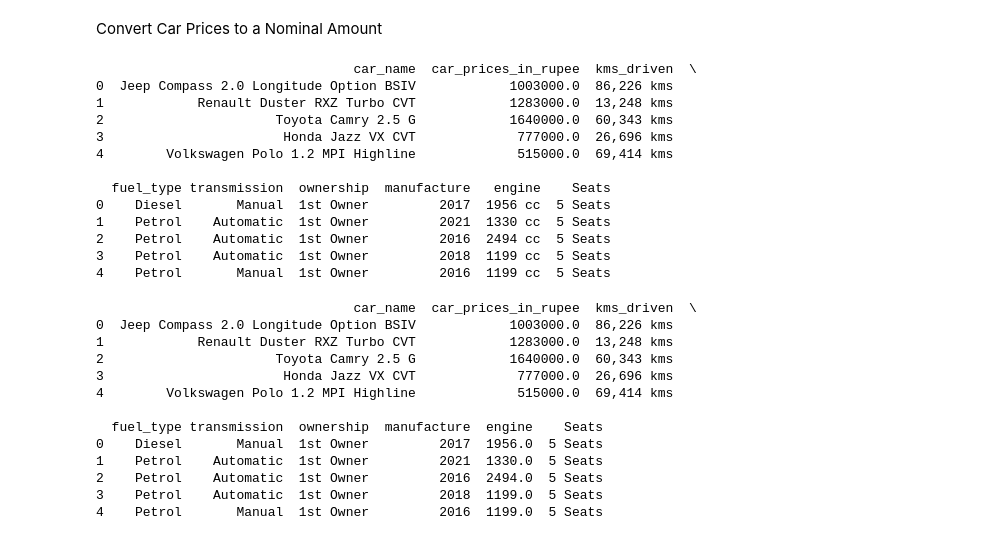
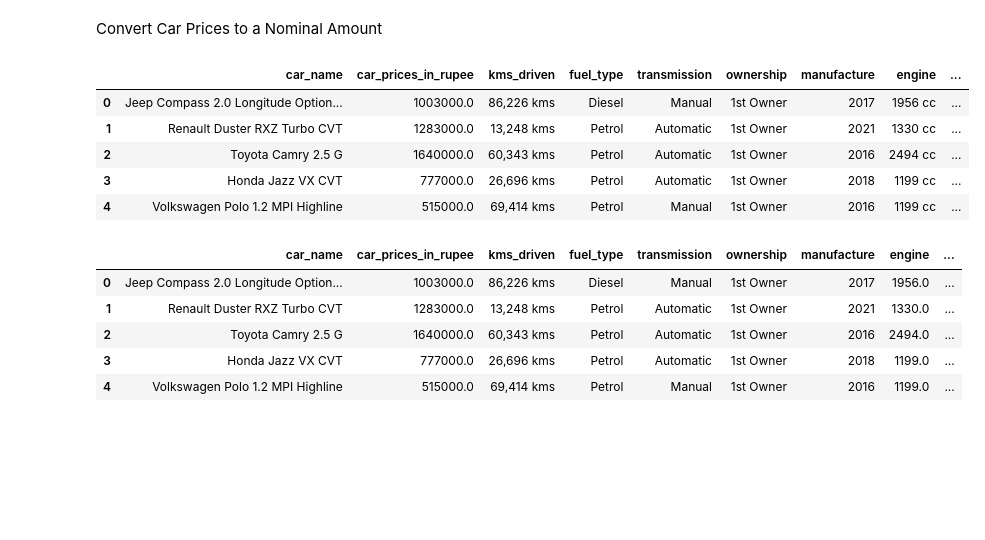
Before and after one commit to monbiote/India_Used_Car_Price_Predictor, a Jupyter notebook: DataCleaning.ipynb, the cells around one changed output. Saved outputs shown, nothing was run; the diff lists cells and outputs as text; code cells hidden in the pictures; blank space fills up the shorter version.

```diff
--- a/DataCleaning.ipynb
+++ b/DataCleaning.ipynb
@@ -67,28 +47,22 @@ Convert Car Prices to a Nominal Amount
 # %%
 def convert_price(price_str):
     try:
         num_value = float(price_str.split(" ")[0])
 
         return num_value*100000
     except ValueError:
         return None
 df['car_prices_in_rupee'] = df['car_prices_in_rupee'].apply(convert_price)
-print(df.head())
+df.head()
 # %% [output]
-                                 car_name  car_prices_in_rupee  kms_driven  \
-0  Jeep Compass 2.0 Longitude Option BSIV            1003000.0  86,226 kms
-1            Renault Duster RXZ Turbo CVT            1283000.0  13,248 kms
-2                      Toyota Camry 2.5 G            1640000.0  60,343 kms
-3                       Honda Jazz VX CVT             777000.0  26,696 kms
-4        Volkswagen Polo 1.2 MPI Highline             515000.0  69,414 kms
-
-  fuel_type transmission  ownership  manufacture   engine    Seats
-0    Diesel       Manual  1st Owner         2017  1956 cc  5 Seats
-1    Petrol    Automatic  1st Owner         2021  1330 cc  5 Seats
-2    Petrol    Automatic  1st Owner         2016  2494 cc  5 Seats
-3    Petrol    Automatic  1st Owner         2018  1199 cc  5 Seats
-4    Petrol       Manual  1st Owner         2016  1199 cc  5 Seats
+|  | car_name | car_prices_in_rupee | kms_driven | fuel_type | transmission | ownership | manufacture | engine | ... |
+| 0 | Jeep Compass 2.0 Longitude Option... | 1003000.0 | 86,226 kms | Diesel | Manual | 1st Owner | 2017 | 1956 cc | ... |
+| 1 | Renault Duster RXZ Turbo CVT | 1283000.0 | 13,248 kms | Petrol | Automatic | 1st Owner | 2021 | 1330 cc | ... |
+| 2 | Toyota Camry 2.5 G | 1640000.0 | 60,343 kms | Petrol | Automatic | 1st Owner | 2016 | 2494 cc | ... |
+| 3 | Honda Jazz VX CVT | 777000.0 | 26,696 kms | Petrol | Automatic | 1st Owner | 2018 | 1199 cc | ... |
+| 4 | Volkswagen Polo 1.2 MPI Highline | 515000.0 | 69,414 kms | Petrol | Manual | 1st Owner | 2016 | 1199 cc | ... |
 # %%
+# Remove the string in the engine column
 def convert_engine(cc_str):
     try:
         num_value = float(cc_str.split(" ")[0])
@@ -96,19 +70,12 @@ def convert_engine(cc_str):
     except ValueError:
         return None
 df['engine'] = df['engine'].apply(convert_engine)
-print(df.head())
+df.head()
 # %% [output]
-                                 car_name  car_prices_in_rupee  kms_driven  \
-0  Jeep Compass 2.0 Longitude Option BSIV            1003000.0  86,226 kms
-1            Renault Duster RXZ Turbo CVT            1283000.0  13,248 kms
-2                      Toyota Camry 2.5 G            1640000.0  60,343 kms
-3                       Honda Jazz VX CVT             777000.0  26,696 kms
-4        Volkswagen Polo 1.2 MPI Highline             515000.0  69,414 kms
-
-  fuel_type transmission  ownership  manufacture  engine    Seats
-0    Diesel       Manual  1st Owner         2017  1956.0  5 Seats
-1    Petrol    Automatic  1st Owner         2021  1330.0  5 Seats
-2    Petrol    Automatic  1st Owner         2016  2494.0  5 Seats
-3    Petrol    Automatic  1st Owner         2018  1199.0  5 Seats
-4    Petrol       Manual  1st Owner         2016  1199.0  5 Seats
+|  | car_name | car_prices_in_rupee | kms_driven | fuel_type | transmission | ownership | manufacture | engine | ... |
+| 0 | Jeep Compass 2.0 Longitude Option... | 1003000.0 | 86,226 kms | Diesel | Manual | 1st Owner | 2017 | 1956.0 | ... |
+| 1 | Renault Duster RXZ Turbo CVT | 1283000.0 | 13,248 kms | Petrol | Automatic | 1st Owner | 2021 | 1330.0 | ... |
+| 2 | Toyota Camry 2.5 G | 1640000.0 | 60,343 kms | Petrol | Automatic | 1st Owner | 2016 | 2494.0 | ... |
+| 3 | Honda Jazz VX CVT | 777000.0 | 26,696 kms | Petrol | Automatic | 1st Owner | 2018 | 1199.0 | ... |
+| 4 | Volkswagen Polo 1.2 MPI Highline | 515000.0 | 69,414 kms | Petrol | Manual | 1st Owner | 2016 | 1199.0 | ... |
 # %%
```
Also changed, not shown: parts of 7 cells of this notebook.
